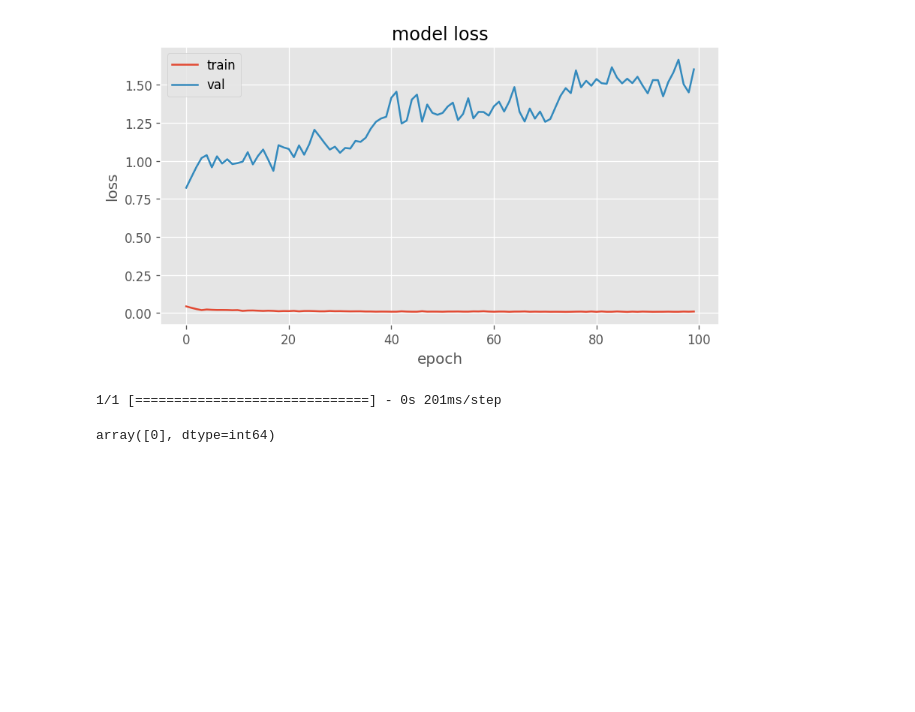
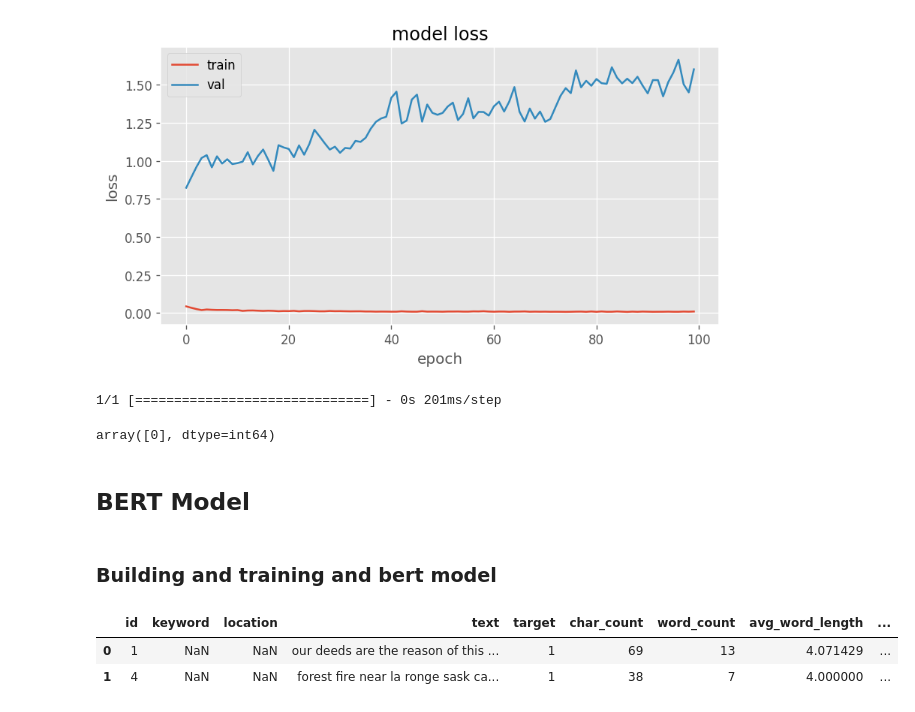
Before and after one commit to ChrisZiros/NLP_Projects, a Jupyter notebook: Disaster_Tweets/disaster_tweets_nlp.ipynb, the cells around one changed output. Cells and saved outputs as stored; diff of their text form; code cells hidden in the pictures; blank space fills up the shorter version.

```diff
--- a/Disaster_Tweets/disaster_tweets_nlp.ipynb
+++ b/Disaster_Tweets/disaster_tweets_nlp.ipynb
@@ -579,3 +579,7 @@ np.argmax(model.predict(vec), axis=-1)
 # %% [output]
 1/1 [==============================] - 0s 201ms/step
 array([0], dtype=int64)
+# %% [markdown]
+## BERT Model
+# %% [markdown]
+### Building and training and bert model
@@ -581,0 +589,6 @@ array([0], dtype=int64)
+# %%
+tweet.head(2)
+# %% [output]
+|  | id | keyword | location | text | target | char_count | word_count | avg_word_length | ... |
+| 0 | 1 | NaN | NaN | our deeds are the reason of this ... | 1 | 69 | 13 | 4.071429 | ... |
+| 1 | 4 | NaN | NaN | forest fire near la ronge sask ca... | 1 | 38 | 7 | 4.000000 | ... |
```
Also changed, not shown: parts of 8 cells of this notebook.
